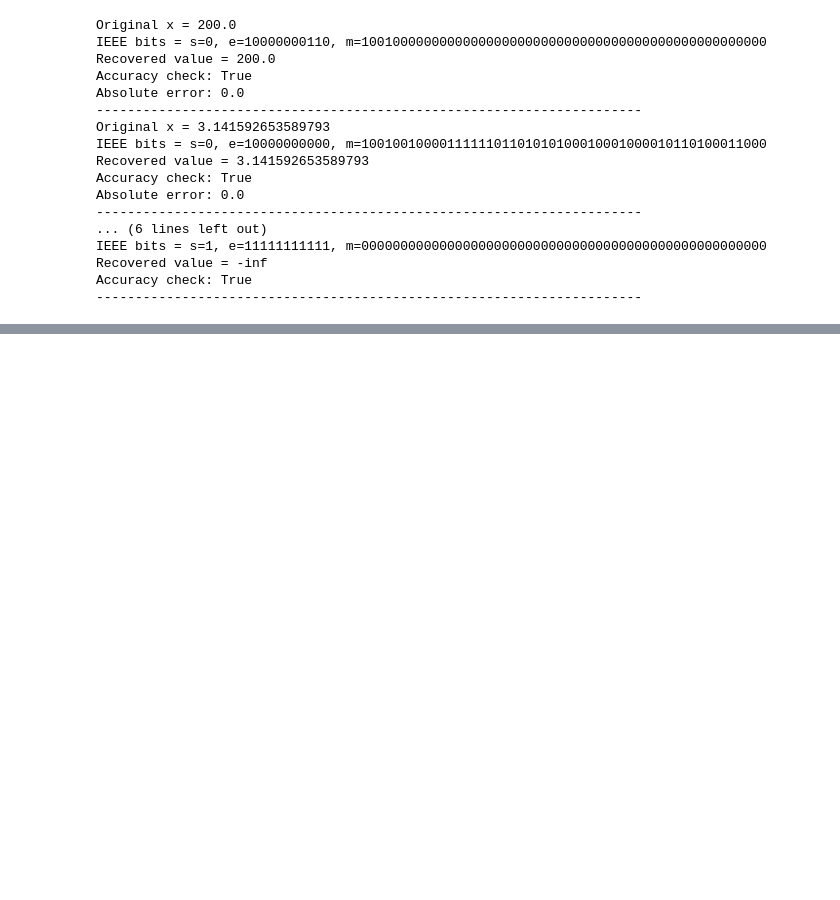
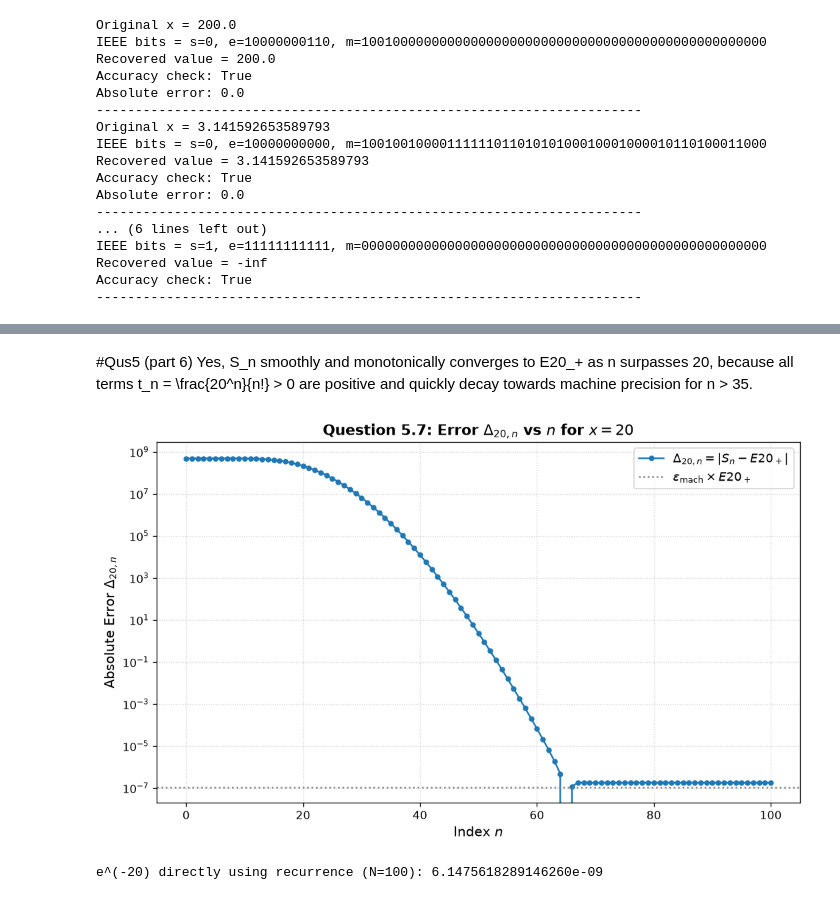
Before and after one commit to srivastava-ashutosh-physics/ashutosh_srivastava_numerical_methods_2026, a Jupyter notebook: Ashutosh_Srivastava_HW2_solution.ipynb, the cells around one changed output, grey strips where cells are left out. Drawn from its saved outputs; the diff is of its cells as text; code cells hidden in the pictures; blank space fills up the shorter version.

```diff
--- a/Ashutosh_Srivastava_HW2_solution.ipynb
+++ b/Ashutosh_Srivastava_HW2_solution.ipynb
@@ -249,0 +758,20 @@ Accuracy check: True
+# %% [markdown]
+#Qus5 (part 6)
+Yes, S_n smoothly and monotonically converges to E20_+ as n surpasses 20, because all terms t_n = \frac{20^n}{n!} > 0 are positive and quickly decay towards machine precision for n > 35.
+# %%
+# qus5 (part7)
+Delta_20 = np.abs(S_20 - E20_plus)
+
+plt.figure(figsize=(9, 5.5), dpi=120)
+plt.semilogy(n_20, Delta_20, 'o-', color='#1f77b4', markersize=4, label=r'$\Delta_{20,n} = |S_n - E20_+|$')
+plt.axhline(np.finfo(float).eps * E20_plus, color='gray', linestyle=':', label=r'$\epsilon_{\mathrm{mach}} \times E20_+$')
+
+plt.xlabel(r'Index $n$', fontsize=12)
+plt.ylabel(r'Absolute Error $\Delta_{20,n}$', fontsize=12)
+plt.title(r'Question 5.7: Error $\Delta_{20,n}$ vs $n$ for $x = 20$', fontsize=13, fontweight='bold')
+plt.grid(True, which="both", linestyle=':', alpha=0.6)
+plt.legend(fontsize=11)
+plt.tight_layout()
+plt.show()
+# %% [output]
+[figure, added]
@@ -249,0 +782,9 @@ Accuracy check: True
+# %%
+# qus5 (part8) - Testing e^(-20) using recurrence relation
+n_neg20 = n_range
+t_neg20 = terms_rec_neg
+S_neg20 = sums_rec_neg
+
+print(f"e^(-20) directly using recurrence (N=100): {S_neg20[-1]:.16e}")
+# %% [output]
+e^(-20) directly using recurrence (N=100): 6.1475618289146260e-09
```
Also changed, not shown: parts of 30 cells of this notebook, 1 other file.
